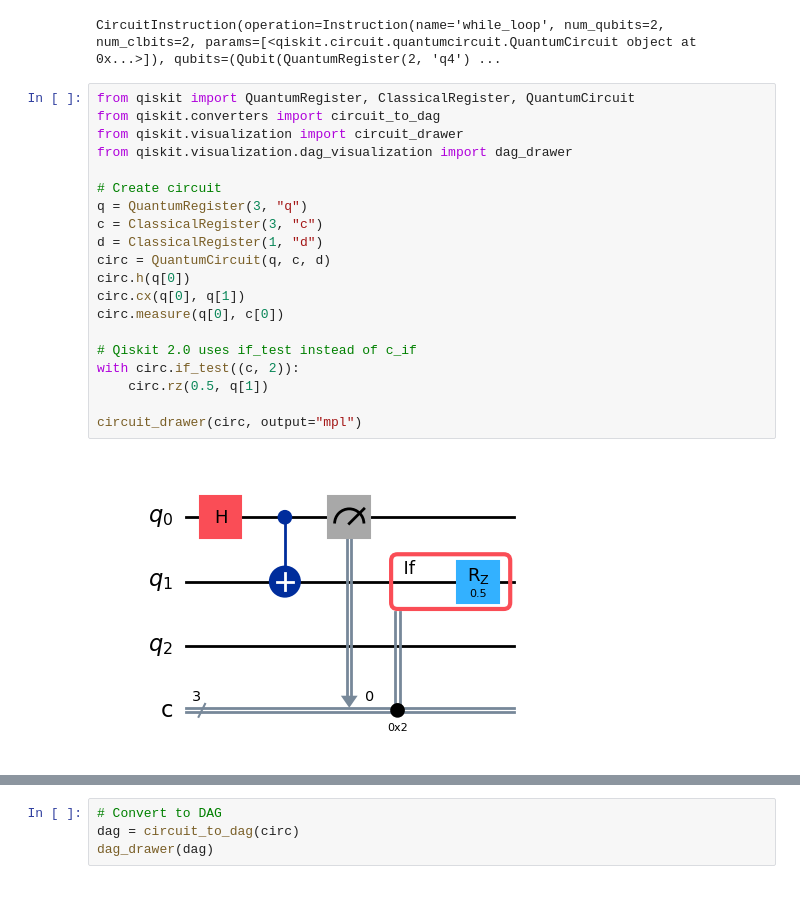
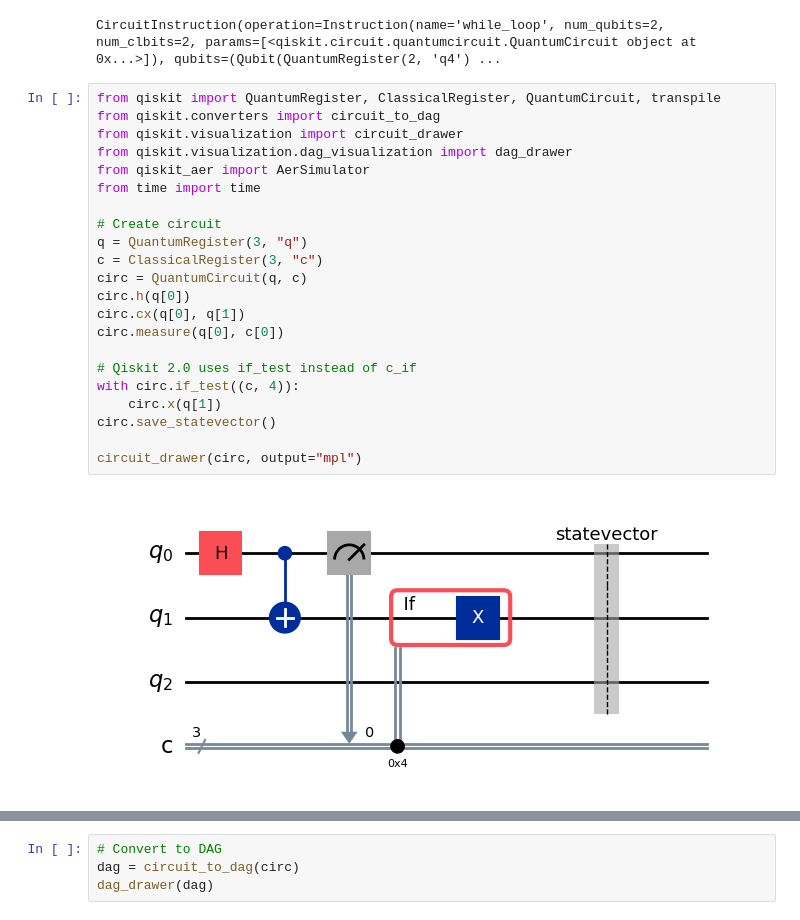
Before and after one commit to Acdimy/qreach-tools, a Jupyter notebook: python_pkg/test.ipynb, the cells around one changed output, grey strips where cells are left out. Cells and saved outputs as stored; diff of their text form.

Commit message:
unit test ifelse, whileloop, simple integration test qbf

```diff
--- a/python_pkg/test.ipynb
+++ b/python_pkg/test.ipynb
@@ -759,24 +759,26 @@ circuit.data[4]
 # %% [output]
 CircuitInstruction(operation=Instruction(name='while_loop', num_qubits=2, num_clbits=2, params=[<qiskit.circuit.quantumcircuit.QuantumCircuit object at 0x...>]), qubits=(Qubit(QuantumRegister(2, 'q4') ...
 # %%
-from qiskit import QuantumRegister, ClassicalRegister, QuantumCircuit
+from qiskit import QuantumRegister, ClassicalRegister, QuantumCircuit, transpile
 from qiskit.converters import circuit_to_dag
 from qiskit.visualization import circuit_drawer
 from qiskit.visualization.dag_visualization import dag_drawer
+from qiskit_aer import AerSimulator
+from time import time
 
 # Create circuit
 q = QuantumRegister(3, "q")
 c = ClassicalRegister(3, "c")
-d = ClassicalRegister(1, "d")
-circ = QuantumCircuit(q, c, d)
+circ = QuantumCircuit(q, c)
 circ.h(q[0])
 circ.cx(q[0], q[1])
 circ.measure(q[0], c[0])
 
 # Qiskit 2.0 uses if_test instead of c_if
-with circ.if_test((c, 2)):
-    circ.rz(0.5, q[1])
+with circ.if_test((c, 4)):
+    circ.x(q[1])
+circ.save_statevector()
 
 circuit_drawer(circ, output="mpl")
 # %% [output]
-[figure, old version]
+[figure, new version]
```
Also changed, not shown: parts of 2 cells of this notebook, 5 other files.
